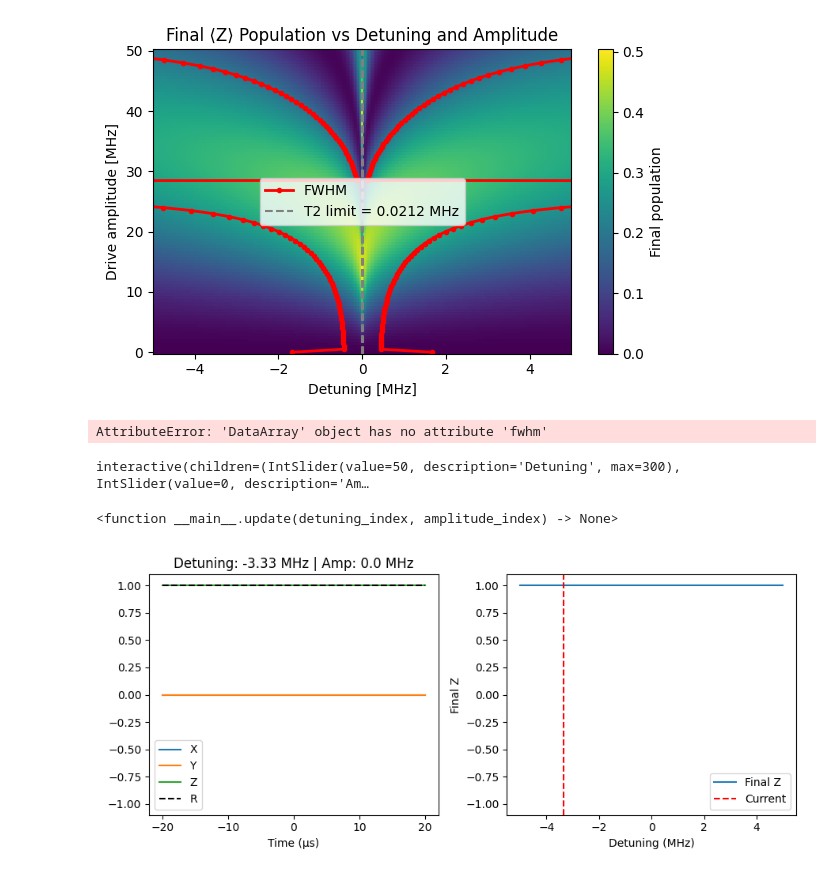
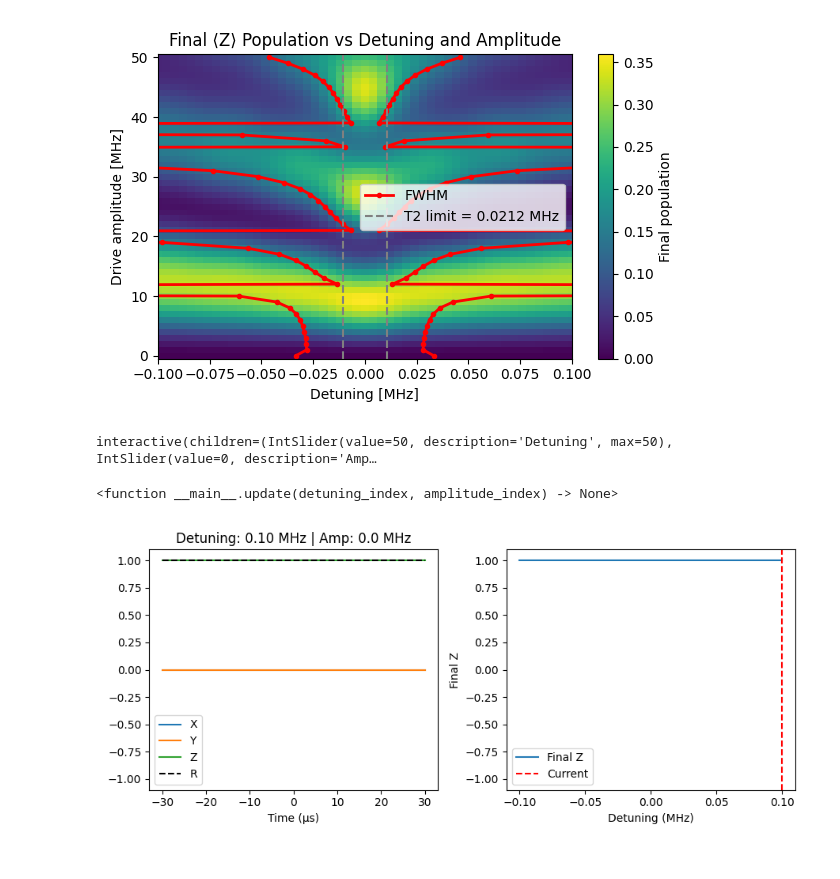
Before and after one commit to asafasia/amplitude-robust-spectrscopy, a Jupyter notebook: notebooks/new/2d_spectrsocopy.ipynb, the cells around one changed output. Drawn from its saved outputs; the diff is of its cells as text; code cells hidden in the pictures.

```diff
--- a/notebooks/new/2d_spectrsocopy.ipynb
+++ b/notebooks/new/2d_spectrsocopy.ipynb
@@ -8,28 +8,29 @@ from echospec.utils.units import Units as u
 # %%
 options = OptionsSpectroscopy2d(plot=True)
 options.num_time_points = 5000
 params = Parameters()
+params.eco_pulse = False
+params.pulse_length = 60*u.us
+# params.detuning = 0.1*u.MHz*2*np.pi
 
 
-detunings = np.linspace(-5, 5, 301)*2*np.pi*u.MHz
-amplitudes = np.linspace(0, 50, 101)*2*np.pi*u.MHz
+detunings = np.linspace(-0.1, 0.1, 51)*2*np.pi*u.MHz
+amplitudes = np.linspace(0, 50, 51)*2*np.pi*u.MHz
 spectroscopy = AmplitudeSweepSpectroscopy(
     amplitudes=amplitudes,
     detunings=detunings,
     params=params,
     options=options
 )
 
 results = spectroscopy.run()
 # %% [output]
-[figure, old version]
+[figure, new version]
 # %%
 ts = results.coords["time"].values
 detunings = results.coords["detuning"].values/2/np.pi/u.MHz# in MHz
 amplitudes = results.coords["amplitude"].values/2/np.pi/u.MHz  # in MHz
 # final_x = results.sel(observable="z").isel(time=-1)
-# %% [output]
-AttributeError: 'DataArray' object has no attribute 'fwhm'
 # %%
 %matplotlib ipympl
 from ipywidgets import interact, IntSlider
@@ -95,6 +96,6 @@ interact(
     amplitude_index=IntSlider(min=0, max=len(amplitudes) - 1, step=1, value=amp_idx0, description="Amplitude"),
 )
 # %% [output]
-interactive(children=(IntSlider(value=50, description='Detuning', max=300), IntSlider(value=0, description='Am…
+interactive(children=(IntSlider(value=50, description='Detuning', max=50), IntSlider(value=0, description='Amp…
 <function __main__.update(detuning_index, amplitude_index) -> None>
-[figure, old version]
+[figure, new version]
```
Also changed, not shown: 6 other files.
